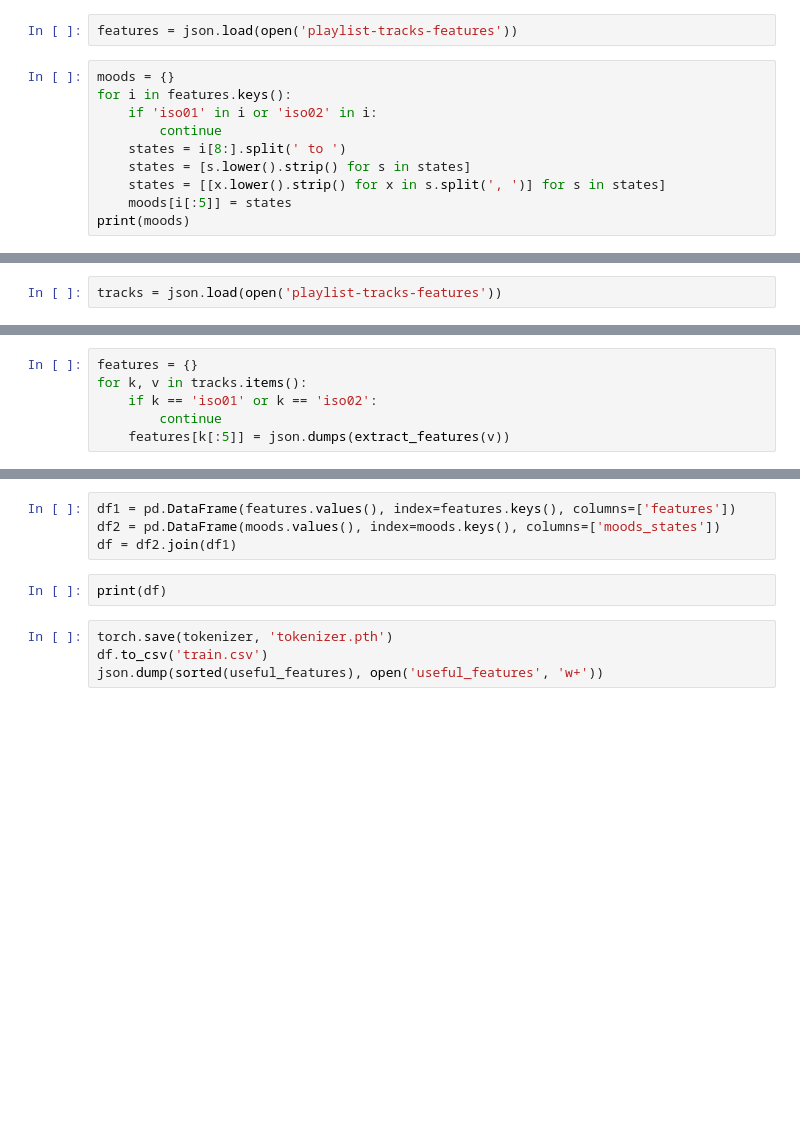
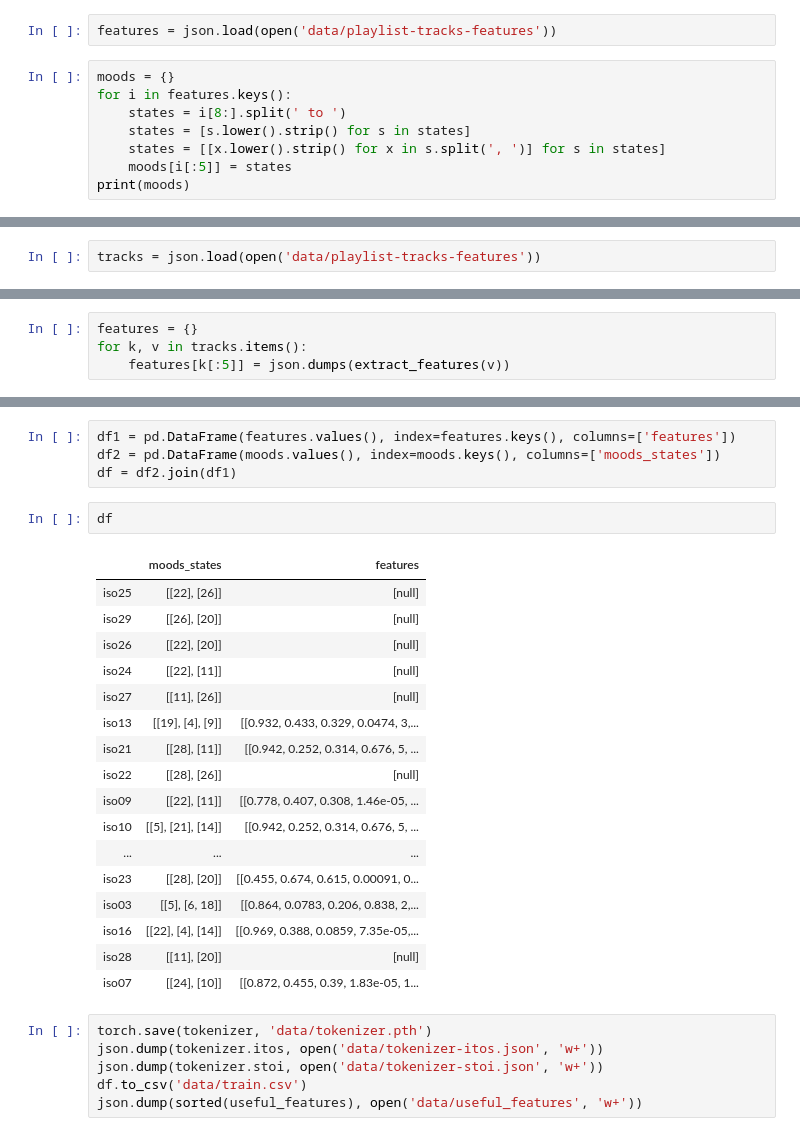
Before and after one commit to alansun17904/iso-based-playlist-generation, a Jupyter notebook: Preprocessing.ipynb, the cells around one changed output, grey strips where cells are left out. Saved outputs shown, nothing was run; the diff lists cells and outputs as text; blank space fills up the shorter version.

```diff
--- a/Preprocessing.ipynb
+++ b/Preprocessing.ipynb
@@ -28,12 +28,10 @@ import torch
 import numpy as np
 import pandas as pd
 # %%
-features = json.load(open('playlist-tracks-features'))
+features = json.load(open('data/playlist-tracks-features'))
 # %%
 moods = {}
 for i in features.keys():
-    if 'iso01' in i or 'iso02' in i:
-        continue
     states = i[8:].split(' to ')
     states = [s.lower().strip() for s in states]
     states = [[x.lower().strip() for x in s.split(', ')] for s in states]
@@ -156,7 +156,7 @@ playlist = [ [song1 features],
 
 Note that we also want to preserve the in which these features appear, so that training and evaluation is consistent, as well as the order of the songs relative to each other.
 # %%
-tracks = json.load(open('playlist-tracks-features'))
+tracks = json.load(open('data/playlist-tracks-features'))
 # %%
 useful_features = ['danceability', 'energy', 'key', 'loudness',
                    'mode', 'speechiness', 'acousticness', 'instrumentalness',
@@ -184,8 +184,6 @@ Now for ease of storage, we change all of the two-dimesional arrays into `json`
 # %%
 features = {}
 for k, v in tracks.items():
-    if k == 'iso01' or k == 'iso02':
-        continue
     features[k[:5]] = json.dumps(extract_features(v))
 # %% [markdown]
 # Combine into dataframe
@@ -197,9 +195,29 @@ for k, v in moods.items():
 df1 = pd.DataFrame(features.values(), index=features.keys(), columns=['features'])
 df2 = pd.DataFrame(moods.values(), index=moods.keys(), columns=['moods_states'])
 df = df2.join(df1)
-# %%
-print(df)
+# %%
+df
+# %% [output]
+|  | moods_states | features |
+| iso25 | [[22], [26]] | [null] |
+| iso29 | [[26], [20]] | [null] |
+| iso26 | [[22], [20]] | [null] |
+| iso24 | [[22], [11]] | [null] |
+| iso27 | [[11], [26]] | [null] |
+| iso13 | [[19], [4], [9]] | [[0.932, 0.433, 0.329, 0.0474, 3,... |
+| iso21 | [[28], [11]] | [[0.942, 0.252, 0.314, 0.676, 5, ... |
+| iso22 | [[28], [26]] | [null] |
+| iso09 | [[22], [11]] | [[0.778, 0.407, 0.308, 1.46e-05, ... |
+| iso10 | [[5], [21], [14]] | [[0.942, 0.252, 0.314, 0.676, 5, ... |
+| ... | ... | ... |
+| iso23 | [[28], [20]] | [[0.455, 0.674, 0.615, 0.00091, 0... |
+| iso03 | [[5], [6, 18]] | [[0.864, 0.0783, 0.206, 0.838, 2,... |
+| iso16 | [[22], [4], [14]] | [[0.969, 0.388, 0.0859, 7.35e-05,... |
+| iso28 | [[11], [20]] | [null] |
+| iso07 | [[24], [10]] | [[0.872, 0.455, 0.39, 1.83e-05, 1... |
 # %%
-torch.save(tokenizer, 'tokenizer.pth')
-df.to_csv('train.csv')
-json.dump(sorted(useful_features), open('useful_features', 'w+'))
+torch.save(tokenizer, 'data/tokenizer.pth')
+json.dump(tokenizer.itos, open('data/tokenizer-itos.json', 'w+'))
+json.dump(tokenizer.stoi, open('data/tokenizer-stoi.json', 'w+'))
+df.to_csv('data/train.csv')
+json.dump(sorted(useful_features), open('data/useful_features', 'w+'))
```
Also changed, not shown: parts of 1 cell of this notebook, 3 other files.
